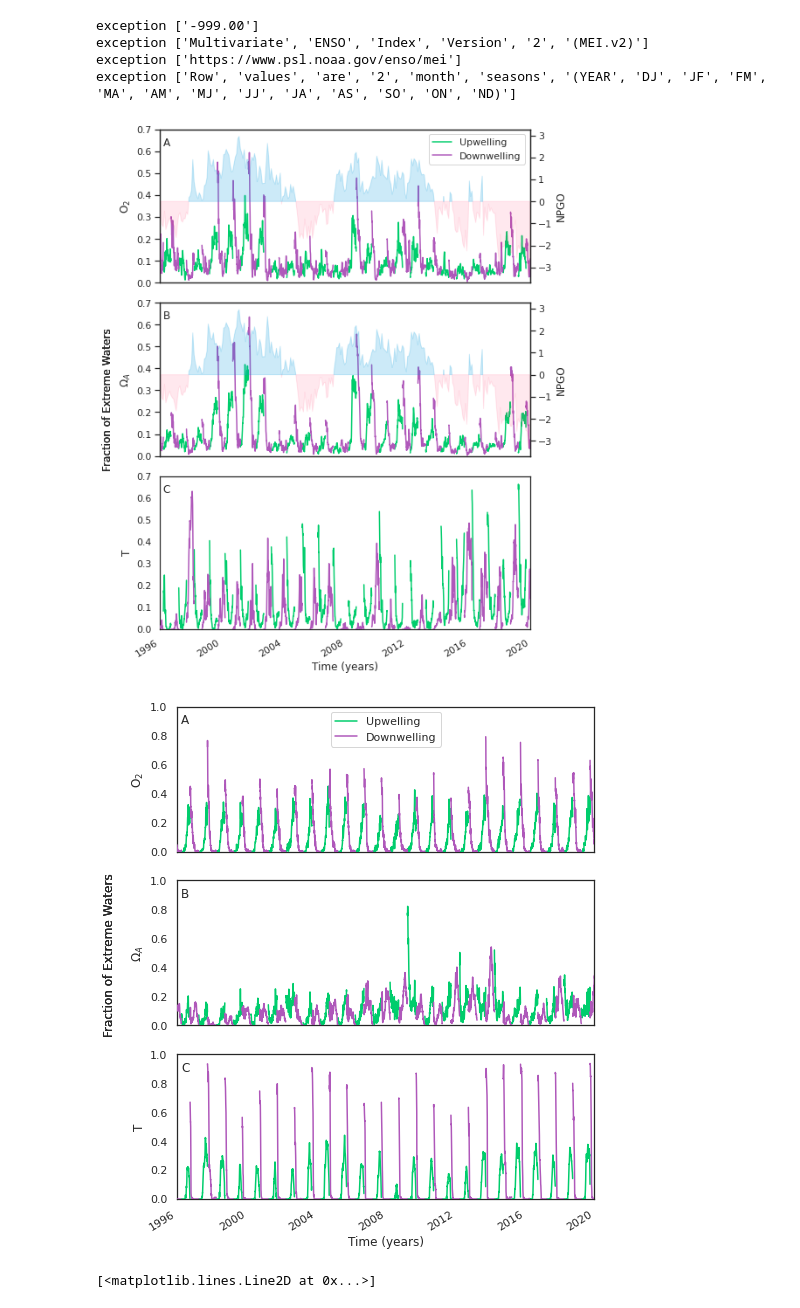
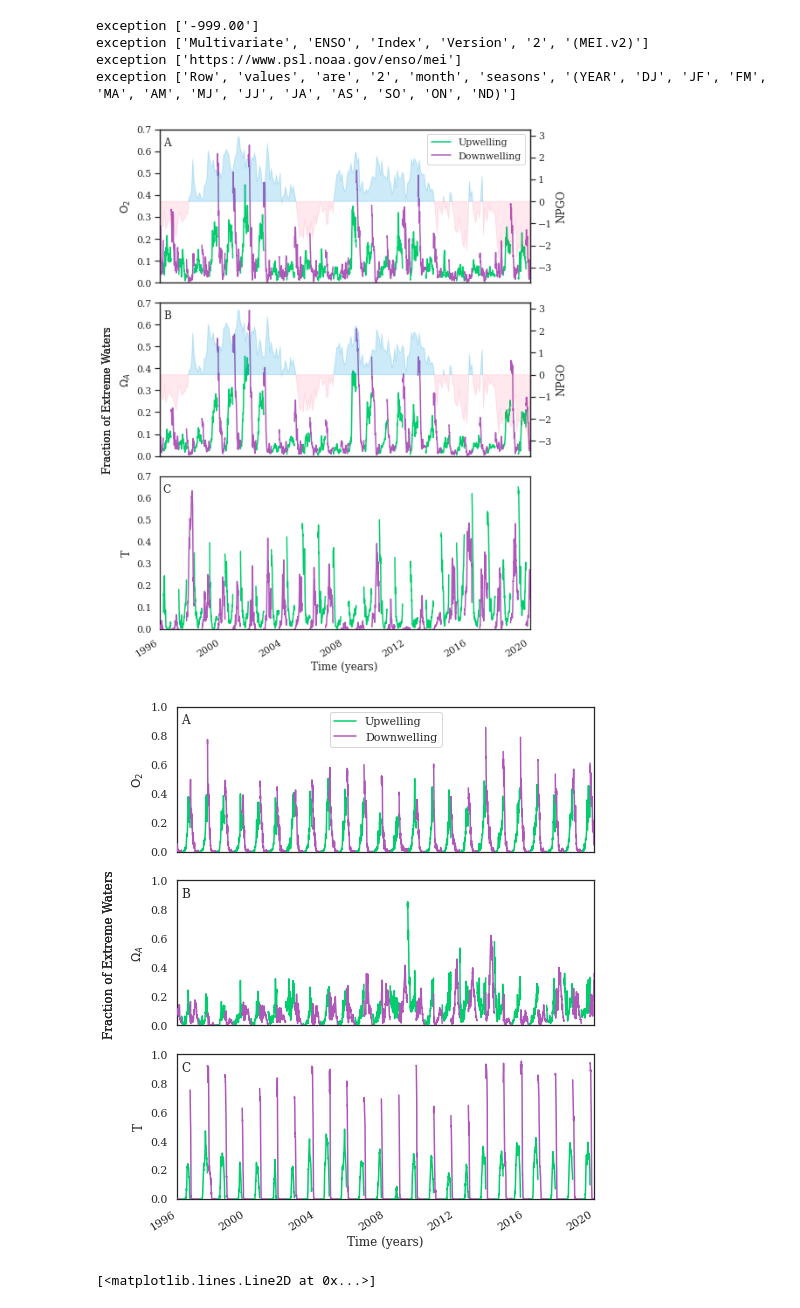
Before and after one commit to ashao/NEP36_cluster_analysis, a Jupyter notebook: LinePlots.ipynb, the cells around one changed output. Drawn from its saved outputs; the diff is of its cells as text; code cells hidden in the pictures.

Commit message:
added pickling for compouind extremes

```diff
--- a/LinePlots.ipynb
+++ b/LinePlots.ipynb
@@ -140,6 +140,7 @@ sns.set('notebook')
 sns.set_style('white')
 at=0.01
 bt=0.95
+plt.rcParams["font.family"] = "Serif"
 
 subpanel=['A', 'B', 'C']
 colors=[color1, color2]
@@ -149,7 +150,7 @@ for idx, var in enumerate(timeseries_vars):
     ax = fig.add_subplot(3,1,idx+1)
     #fig, ax = plt.subplots(1,1, figsize = (Wf,Hf))
     for ii,label in enumerate(['Upwelling', 'Downwelling']):
-        name0=label+'_0'+var +'.pickle'
+        name0=label+'_7_'+var +'.pickle'
         with open(name0, 'rb') as fid:
             df = pickle.load(fid)
         color=colors[ii]
@@ -187,9 +188,9 @@ for idx, var in enumerate(timeseries_vars):
 
     ax.text(at, bt, subpanel[idx], transform=ax.transAxes,  va='top', fontweight='normal',zorder=1000)
     plt.tight_layout()
-plt.savefig('Canyons_Extremes_NPGO.jpg', format='jpg', bbox_inches='tight',transparent=False,dpi=500)
+plt.savefig('../Figures/Canyons_Extremes_NPGO.jpg', format='jpg', bbox_inches='tight',transparent=False,dpi=500)
 # %% [output]
-[figure, old version]
+[figure, new version]
 # %%
 at=0.01
 bt=0.95
@@ -202,40 +203,40 @@ for idx, var in enumerate(timeseries_vars):
     ax = fig.add_subplot(3,1,idx+1)
     #fig, ax = plt.subplots(1,1, figsize = (Wf,Hf))
     for ii,label in enumerate(['Upwelling', 'Downwelling']):
-        name0=label+'_4'+var +'.pickle'
+        name0=label+'_5_'+var +'.pickle'
         with open(name0, 'rb') as fid:
             df = pickle.load(fid)
         color=colors[ii]
         for i, dfg in df.groupby('group'):
             if i==1:
                 ax.plot(dfg['x'].values, dfg['y'].values, c=color, zorder=100, label=label)
             else:
                 ax.plot(dfg['x'].values, dfg['y'].values, c=color, zorder=100)
     if idx==0:
         plt.legend()
 
     #ax2 = ax.twinx()
     #ax2.fill_between( datesNPGO,dataNPGO,np.zeros(len(dataNPGO)),where= dataNPGO<0,color=color8, alpha=0.1, interpolate=True, zorder=1)
     #ax2.fill_between( datesNPGO,dataNPGO,np.zeros(len(dataNPGO)),where= dataNPGO>0,color=color4, alpha=0.2, interpolate=True, zorder=1)
     #ax2.plot( datesNPGO,dataNPGO, color='0.5', alpha=1, linestyle=':')
     ax.set_ylabel(f'{long_names[var]}')
     if idx==2:
         ax.set_xlabel('Time (years)')
     else:
         ax.set_xticklabels([])
     for label in ax.get_xticklabels():
         label.set_rotation(32)
         label.set_horizontalalignment("right")
     plt.axis('tight')
     X=ax.get_xticks()
     plt.xlim([X[1], X[-2]])
     ax.set_ylim([0,1])
     fig.text(0.0,0.5, "Fraction of Extreme Waters", ha="center", va="center", rotation=90)
 
     ax.text(at, bt, subpanel[idx], transform=ax.transAxes,  va='top', fontweight='normal',zorder=1000)
-plt.savefig('Shallows_Extremes.jpg', format='jpg', bbox_inches='tight',transparent=False,dpi=500)
+plt.savefig('../Figures/Shallows_Extremes.jpg', format='jpg', bbox_inches='tight',transparent=False,dpi=500)
 # %% [output]
-[figure, old version]
+[figure, new version]
 # %%
 fig = plt.figure(**figprops)
 
```
Also changed, not shown: parts of 4 cells of this notebook, 1 other file.
